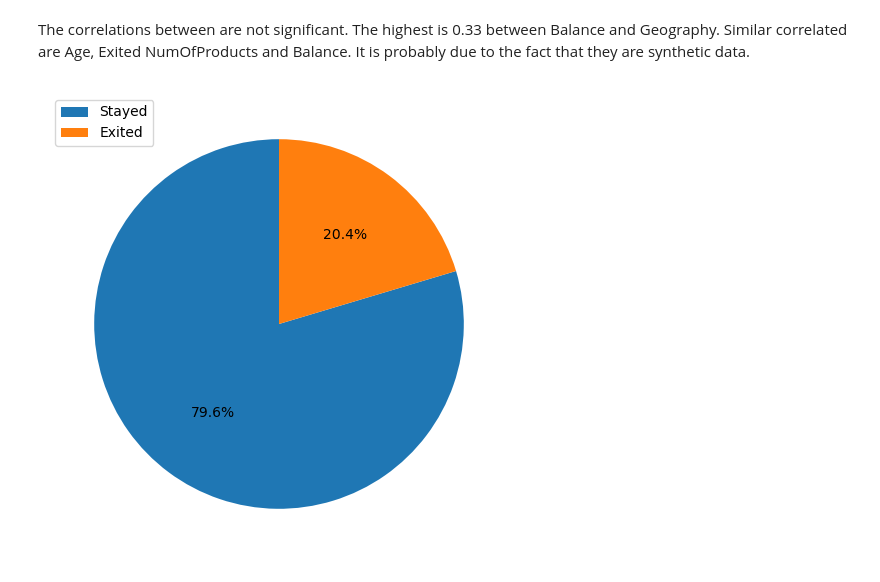
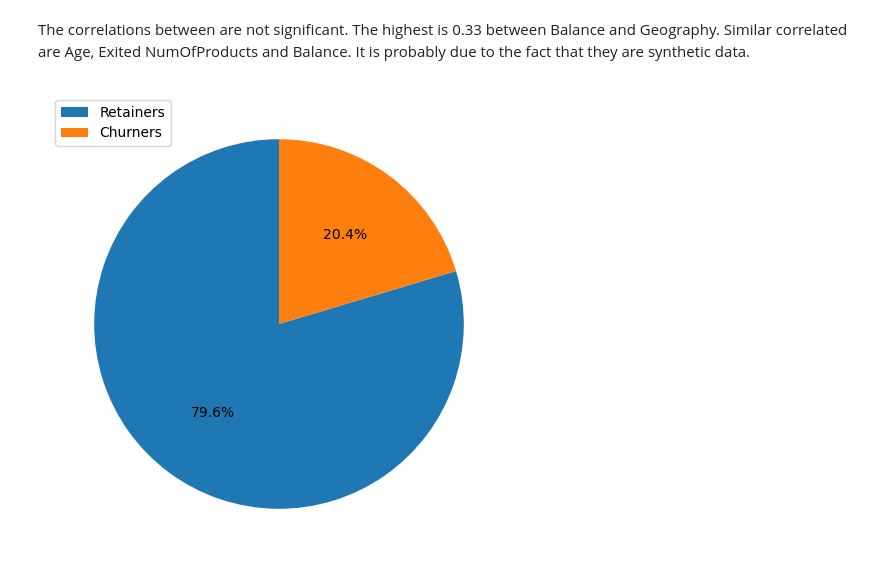
Before and after one commit to M-Grzymowicz/Banking-Customer-Churn---Analysis-and-Prediction, a Jupyter notebook: banking.ipynb, the cells around one changed output. Cells and saved outputs as stored; diff of their text form; code cells hidden in the pictures.

```diff
--- a/banking.ipynb
+++ b/banking.ipynb
@@ -49,3 +49,15 @@ IsActiveMember       int64
 EstimatedSalary    float64
 Exited               int64
 dtype: object
+# %%
+# List of columns to be converted to 'category' type
+
+category_columns = ['Geography',
+                    'Gender',
+                    'HasCrCard',
+                    'IsActiveMember',
+                    'Exited']
+
+# Convert each column to 'category' type
+for column in category_columns:
+    df[column] = df[column].astype('category')
@@ -53,10 +279,12 @@ dtype: object
 # changing data types
 df['CustomerId'] = df['CustomerId'].astype('string')
 df['Surname'] = df['Surname'].astype('string')
-df['Geography'] = df['Geography'].map({'Spain':1,'France':2,'Germany':3,})
-df['Gender'] = df['Gender'].map({'Female': 1, 'Male': 0})
-df['Geography'] = pd.to_numeric(df['Geography'], downcast='integer')
-df['Gender'] = pd.to_numeric(df['Gender'], downcast='integer')
+#df['Geography'] = df['Geography'].map({'Spain':1,'France':2,'Germany':3,})
+#df['Geography'] = pd.to_numeric(df['Geography'], downcast='integer')
+#df['Gender'] = df['Gender'].map({'Female': 1, 'Male': 0})
+#df['Gender'] = pd.to_numeric(df['Gender'], downcast='integer')
+
+
 
 display(df.dtypes)
 # %% [output]
@@ -245,18 +526,18 @@ It is probably due to the fact that they are synthetic data.
 # %%
 # checking if target categories are balanced
 # pie chart of Exited
 
 # data
 crosstab = pd.crosstab(index=df['Exited'], columns='count', normalize='columns')
 pie_data = crosstab['count'] # transform the crosstab into a simple series for the pie chart
-labels = ['Stayed', 'Exited']  # 0: Stayed, 1: Exited
+labels = ['Retainers', 'Churners']  # 0: Stayed, 1: Exited
 #display(crosstab)
 
 # chart
 plt.figure(figsize=(6, 6))
 plt.pie(pie_data, autopct='%1.1f%%', startangle=90)
 # plt.title('Exited among all cars')
 plt.legend(labels, loc="upper left")
 plt.show()
 # %% [output]
-[figure, old version]
+[figure, new version]
```
Also changed, not shown: parts of 19 cells of this notebook.
